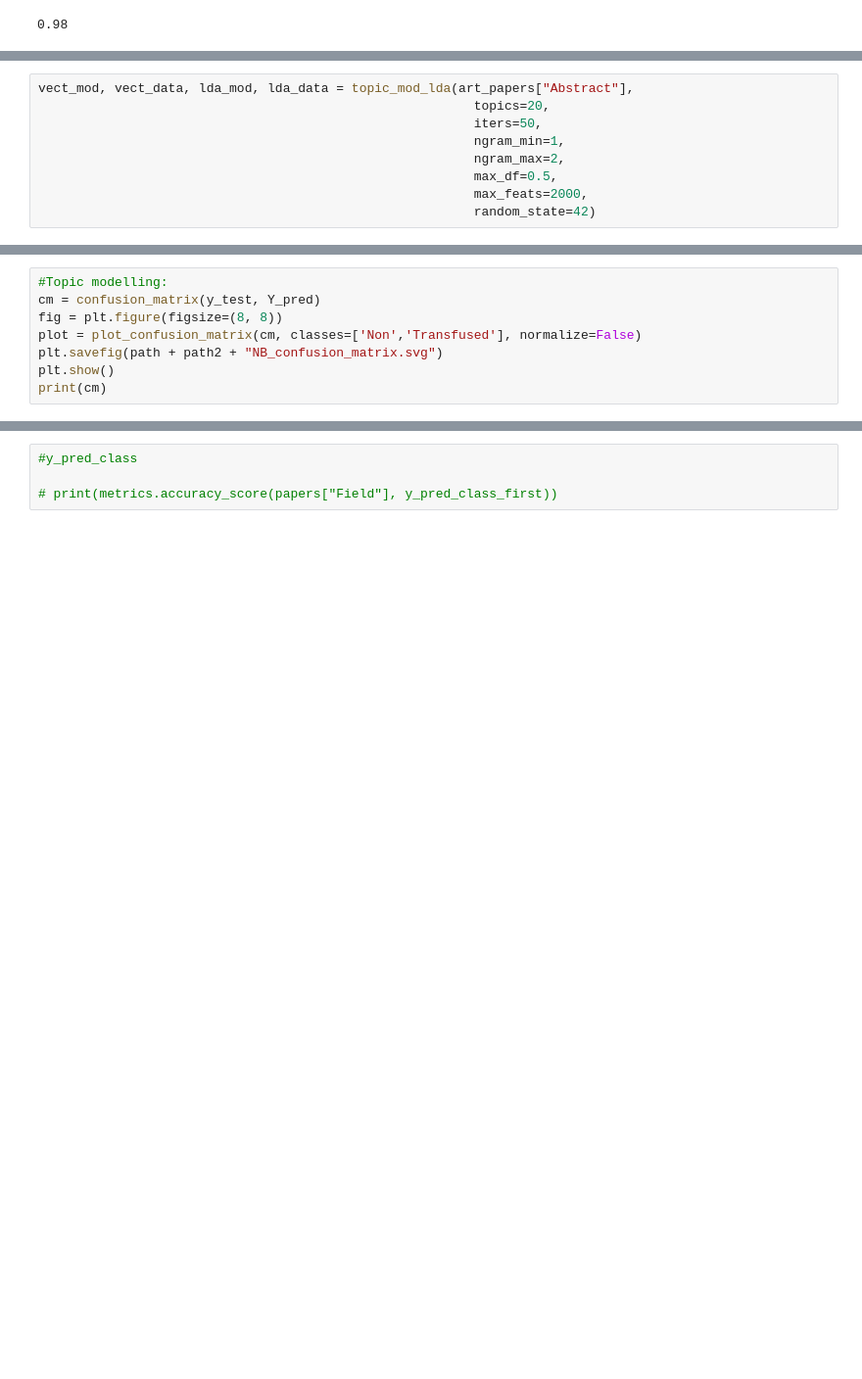
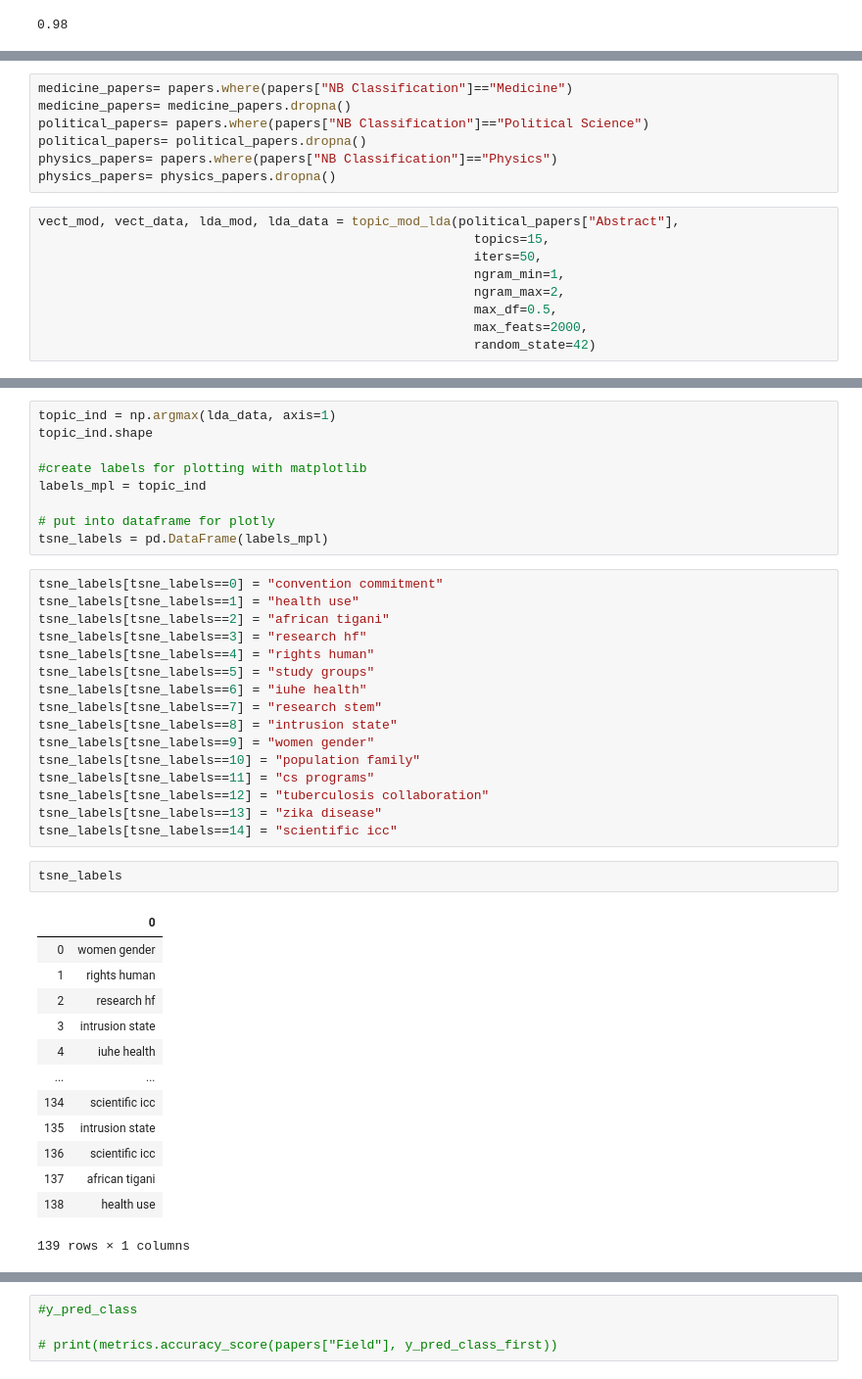
Before and after one commit to tliboro/WiDS_NLP, a Jupyter notebook: NLP and Topic Modeling.ipynb, the cells around one changed output, grey strips where cells are left out. Shown at 98% size. Saved outputs shown, nothing was run; the diff lists cells and outputs as text; blank space fills up the shorter version.

Commit message:
Did more to LDA and tsne

```diff
--- a/NLP and Topic Modeling.ipynb
+++ b/NLP and Topic Modeling.ipynb
@@ -326,6 +347,13 @@ Name: Abstract, Length: 2000, dtype: object
+# %%
+medicine_papers= papers.where(papers["NB Classification"]=="Medicine")
+medicine_papers= medicine_papers.dropna()
+political_papers= papers.where(papers["NB Classification"]=="Political Science")
+political_papers= political_papers.dropna()
+physics_papers= papers.where(papers["NB Classification"]=="Physics")
+physics_papers= physics_papers.dropna()
 # %%
-vect_mod, vect_data, lda_mod, lda_data = topic_mod_lda(art_papers["Abstract"],
-                                                         topics=20,
+vect_mod, vect_data, lda_mod, lda_data = topic_mod_lda(political_papers["Abstract"],
+                                                         topics=15,
                                                          iters=50,
                                                          ngram_min=1,
                                                          ngram_max=2,
@@ -337,8 +381,41 @@ AttributeError: 'float' object has no attribute 'lower'
-# %%
-#Topic modelling:
-cm = confusion_matrix(y_test, Y_pred)
-fig = plt.figure(figsize=(8, 8))
-plot = plot_confusion_matrix(cm, classes=['Non','Transfused'], normalize=False)
-plt.savefig(path + path2 + "NB_confusion_matrix.svg")
-plt.show()
-print(cm)
+# %%
+topic_ind = np.argmax(lda_data, axis=1)
+topic_ind.shape
+
+#create labels for plotting with matplotlib
+labels_mpl = topic_ind
+
+# put into dataframe for plotly
+tsne_labels = pd.DataFrame(labels_mpl)
+# %%
+tsne_labels[tsne_labels==0] = "convention commitment"
+tsne_labels[tsne_labels==1] = "health use"
+tsne_labels[tsne_labels==2] = "african tigani"
+tsne_labels[tsne_labels==3] = "research hf"
+tsne_labels[tsne_labels==4] = "rights human"
+tsne_labels[tsne_labels==5] = "study groups"
+tsne_labels[tsne_labels==6] = "iuhe health"
+tsne_labels[tsne_labels==7] = "research stem"
+tsne_labels[tsne_labels==8] = "intrusion state"
+tsne_labels[tsne_labels==9] = "women gender"
+tsne_labels[tsne_labels==10] = "population family"
+tsne_labels[tsne_labels==11] = "cs programs"
+tsne_labels[tsne_labels==12] = "tuberculosis collaboration"
+tsne_labels[tsne_labels==13] = "zika disease"
+tsne_labels[tsne_labels==14] = "scientific icc"
+# %%
+tsne_labels
+# %% [output]
+|  | 0 |
+| 0 | women gender |
+| 1 | rights human |
+| 2 | research hf |
+| 3 | intrusion state |
+| 4 | iuhe health |
+| ... | ... |
+| 134 | scientific icc |
+| 135 | intrusion state |
+| 136 | scientific icc |
+| 137 | african tigani |
+| 138 | health use |
+139 rows × 1 columns
```
Also changed, not shown: parts of 12 cells of this notebook.
